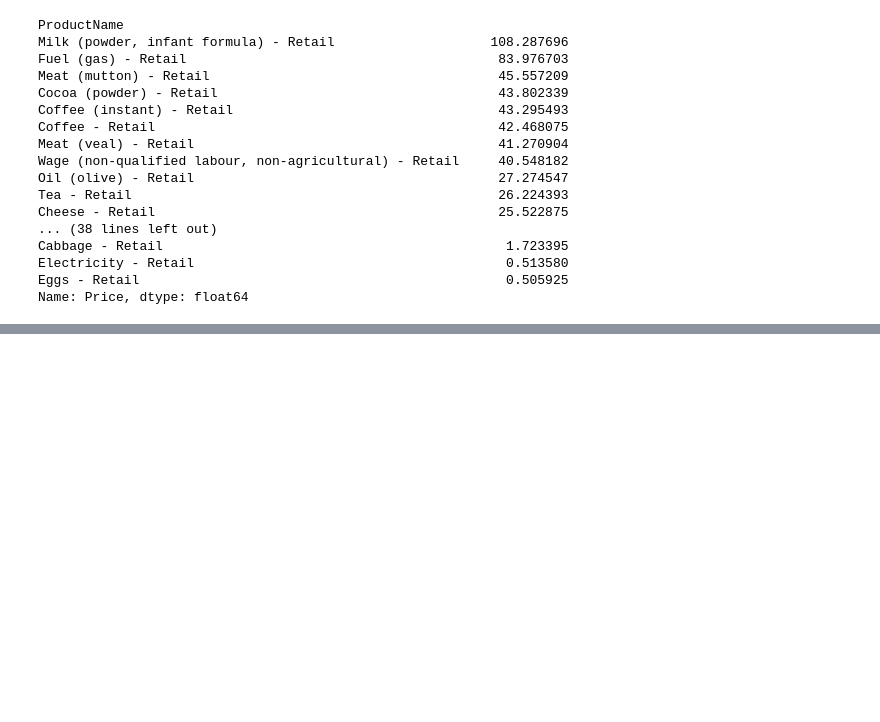
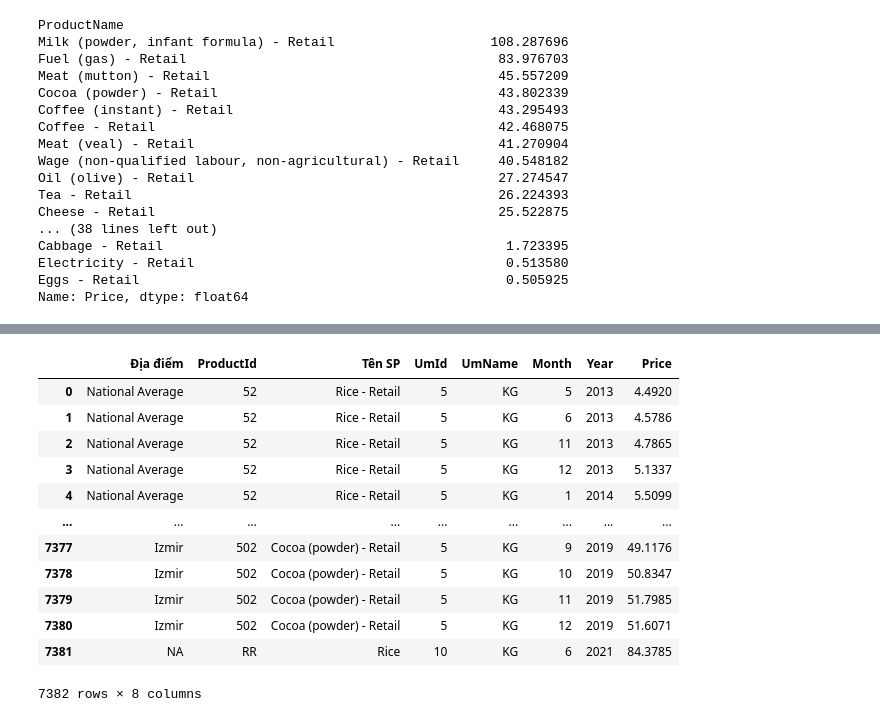
Before and after one commit to sammy1412/Data-visualization-with-Python-HW, a Jupyter notebook: Food Price In Turkey.ipynb, the cells around one changed output, grey strips where cells are left out. Drawn from its saved outputs; the diff is of its cells as text; code cells hidden in the pictures; blank space fills up the shorter version.

```diff
--- a/Food Price In Turkey.ipynb
+++ b/Food Price In Turkey.ipynb
@@ -58,0 +80,3 @@ Name: Price, dtype: float64
+# %%
+df['Giảm giá'] = pd.Series('10%', index = df.index)
+df.head()
@@ -58,0 +90,3 @@ Name: Price, dtype: float64
+# %%
+df.insert(10,'Giảm giá 2',pd.Series('12%', index=df.index))
+df.head()
@@ -58,0 +100,4 @@ Name: Price, dtype: float64
+# %%
+
+df=df.append({'Địa điểm':'NA','ProductId':'RR','Tên SP':'Rice','UmId':10,'UmName':'KG','Month':6,'Year':2021,'Price':84.3785,'Giảm giá':'10%','Giảm giá 2':'12%'},ignore_index=True)
+df.tail()  # Hiển thị 5 bản ghi cuối
@@ -58,0 +121,2 @@ Name: Price, dtype: float64
+# %%
+df.pop('Giảm giá 2')
@@ -58,0 +136,17 @@ Name: Price, dtype: float64
+# %%
+df.drop('Giảm giá', axis=1, inplace=True)
+df
+# %% [output]
+|  | Địa điểm | ProductId | Tên SP | UmId | UmName | Month | Year | Price |
+| 0 | National Average | 52 | Rice - Retail | 5 | KG | 5 | 2013 | 4.4920 |
+| 1 | National Average | 52 | Rice - Retail | 5 | KG | 6 | 2013 | 4.5786 |
+| 2 | National Average | 52 | Rice - Retail | 5 | KG | 11 | 2013 | 4.7865 |
+| 3 | National Average | 52 | Rice - Retail | 5 | KG | 12 | 2013 | 5.1337 |
+| 4 | National Average | 52 | Rice - Retail | 5 | KG | 1 | 2014 | 5.5099 |
+| ... | ... | ... | ... | ... | ... | ... | ... | ... |
+| 7377 | Izmir | 502 | Cocoa (powder) - Retail | 5 | KG | 9 | 2019 | 49.1176 |
+| 7378 | Izmir | 502 | Cocoa (powder) - Retail | 5 | KG | 10 | 2019 | 50.8347 |
+| 7379 | Izmir | 502 | Cocoa (powder) - Retail | 5 | KG | 11 | 2019 | 51.7985 |
+| 7380 | Izmir | 502 | Cocoa (powder) - Retail | 5 | KG | 12 | 2019 | 51.6071 |
+| 7381 | NA | RR | Rice | 10 | KG | 6 | 2021 | 84.3785 |
+7382 rows × 8 columns
```
Also changed, not shown: parts of 13 cells of this notebook.
